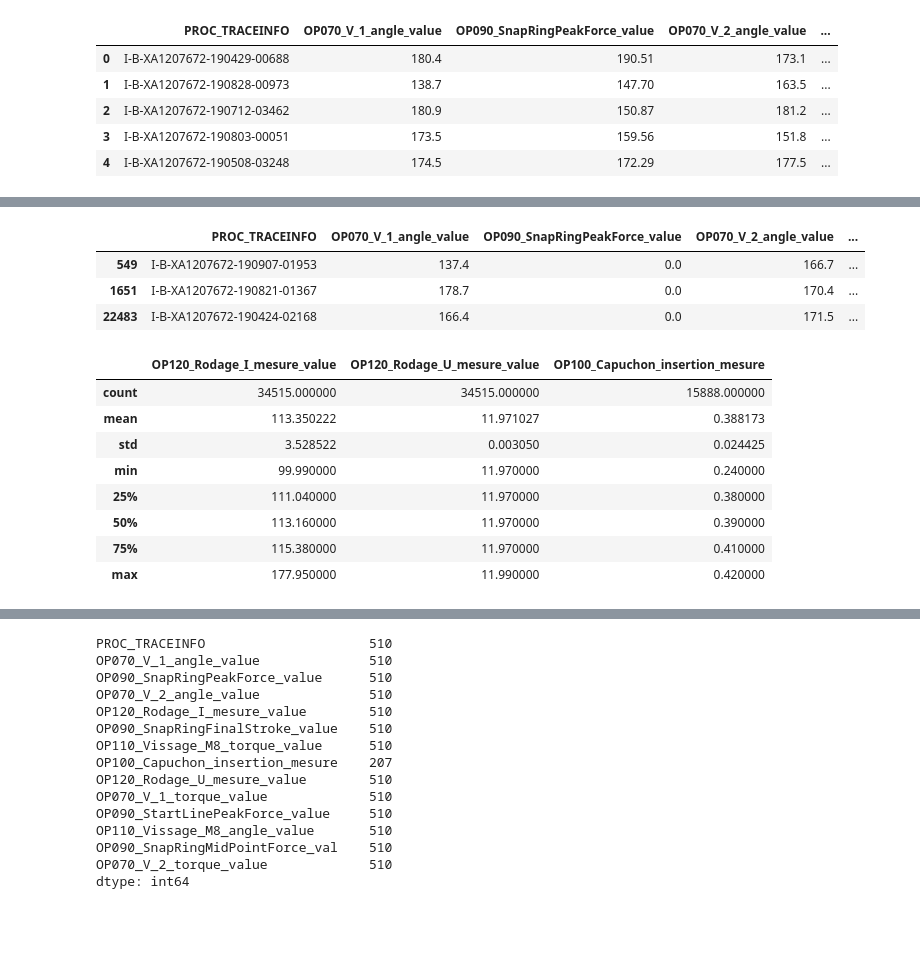
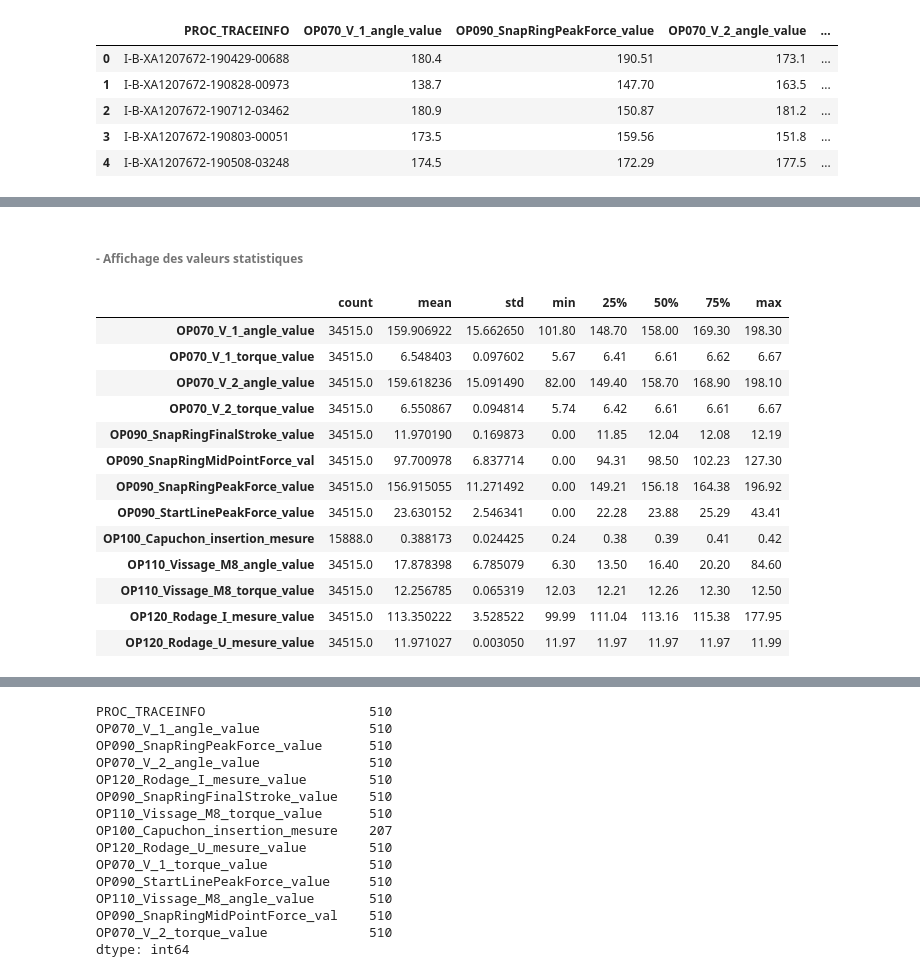
Before and after one commit to W-Alphonse/EXED-Training, a Jupyter notebook: ___VALEO/src/notebooks/valeo.ipynb, the cells around one changed output, grey strips where cells are left out. Saved outputs shown, nothing was run; the diff lists cells and outputs as text; code cells hidden in the pictures; blank space fills up the shorter version.

```diff
--- a/___VALEO/src/notebooks/valeo.ipynb
+++ b/___VALEO/src/notebooks/valeo.ipynb
@@ -171,30 +131,19 @@ data[["OP090_StartLinePeakForce_value","OP090_SnapRingMidPointForce_val","OP090_
-# %%
-# data["OP090_StartLinePeakForce_value"].min()
-# print(data[data["OP090_StartLinePeakForce_value"] == 0].count())   # 3
-# print(data[data["OP090_SnapRingMidPointForce_val"] == 0].count())
-# print(data[data["OP090_SnapRingPeakForce_value"] == 0].count())
-# print(data[data["OP090_SnapRingFinalStroke_value"] == 0].count())
-data[data["OP090_StartLinePeakForce_value"] == 0]
-
-# 3 lignes dont les fetaures sont egales à 0 => Probablement mauvaise valeurs (noise)
-# => Utiliser Imputer pour leur attribuer une valeur
-# %% [output]
-|  | PROC_TRACEINFO | OP070_V_1_angle_value | OP090_SnapRingPeakForce_value | OP070_V_2_angle_value | ... |
-| 549 | I-B-XA1207672-190907-01953 | 137.4 | 0.0 | 166.7 | ... |
-| 1651 | I-B-XA1207672-190821-01367 | 178.7 | 0.0 | 170.4 | ... |
-| 22483 | I-B-XA1207672-190424-02168 | 166.4 | 0.0 | 171.5 | ... |
-# %%
-data[["OP120_Rodage_I_mesure_value","OP120_Rodage_U_mesure_value","OP100_Capuchon_insertion_mesure"]].describe()
-#
-# OP120_Rodage_U_mesure_value + OP100_Capuchon_insertion_mesure : Très petite variance
-# OP120_Rodage_I_mesure_value: Outlier cote Max + petite variance
-# %% [output]
-|  | OP120_Rodage_I_mesure_value | OP120_Rodage_U_mesure_value | OP100_Capuchon_insertion_mesure |
-| count | 34515.000000 | 34515.000000 | 15888.000000 |
-| mean | 113.350222 | 11.971027 | 0.388173 |
-| std | 3.528522 | 0.003050 | 0.024425 |
-| min | 99.990000 | 11.970000 | 0.240000 |
-| 25% | 111.040000 | 11.970000 | 0.380000 |
-| 50% | 113.160000 | 11.970000 | 0.390000 |
-| 75% | 115.380000 | 11.970000 | 0.410000 |
-| max | 177.950000 | 11.990000 | 0.420000 |
+# %% [markdown]
+######  - Affichage des valeurs statistiques
+# %%
+X_data.sort_index(axis=1).describe().transpose()
+# %% [output]
+|  | count | mean | std | min | 25% | 50% | 75% | max |
+| OP070_V_1_angle_value | 34515.0 | 159.906922 | 15.662650 | 101.80 | 148.70 | 158.00 | 169.30 | 198.30 |
+| OP070_V_1_torque_value | 34515.0 | 6.548403 | 0.097602 | 5.67 | 6.41 | 6.61 | 6.62 | 6.67 |
+| OP070_V_2_angle_value | 34515.0 | 159.618236 | 15.091490 | 82.00 | 149.40 | 158.70 | 168.90 | 198.10 |
+| OP070_V_2_torque_value | 34515.0 | 6.550867 | 0.094814 | 5.74 | 6.42 | 6.61 | 6.61 | 6.67 |
+| OP090_SnapRingFinalStroke_value | 34515.0 | 11.970190 | 0.169873 | 0.00 | 11.85 | 12.04 | 12.08 | 12.19 |
+| OP090_SnapRingMidPointForce_val | 34515.0 | 97.700978 | 6.837714 | 0.00 | 94.31 | 98.50 | 102.23 | 127.30 |
+| OP090_SnapRingPeakForce_value | 34515.0 | 156.915055 | 11.271492 | 0.00 | 149.21 | 156.18 | 164.38 | 196.92 |
+| OP090_StartLinePeakForce_value | 34515.0 | 23.630152 | 2.546341 | 0.00 | 22.28 | 23.88 | 25.29 | 43.41 |
+| OP100_Capuchon_insertion_mesure | 15888.0 | 0.388173 | 0.024425 | 0.24 | 0.38 | 0.39 | 0.41 | 0.42 |
+| OP110_Vissage_M8_angle_value | 34515.0 | 17.878398 | 6.785079 | 6.30 | 13.50 | 16.40 | 20.20 | 84.60 |
+| OP110_Vissage_M8_torque_value | 34515.0 | 12.256785 | 0.065319 | 12.03 | 12.21 | 12.26 | 12.30 | 12.50 |
+| OP120_Rodage_I_mesure_value | 34515.0 | 113.350222 | 3.528522 | 99.99 | 111.04 | 113.16 | 115.38 | 177.95 |
+| OP120_Rodage_U_mesure_value | 34515.0 | 11.971027 | 0.003050 | 11.97 | 11.97 | 11.97 | 11.97 | 11.99 |
```
Also changed, not shown: parts of 32 cells of this notebook, 5 other files.
